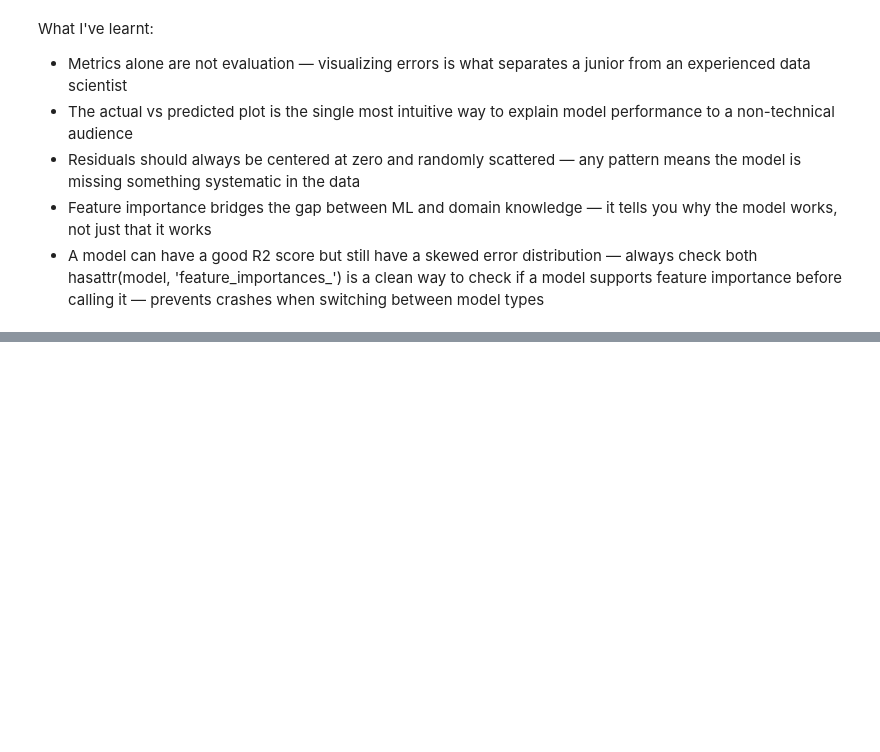
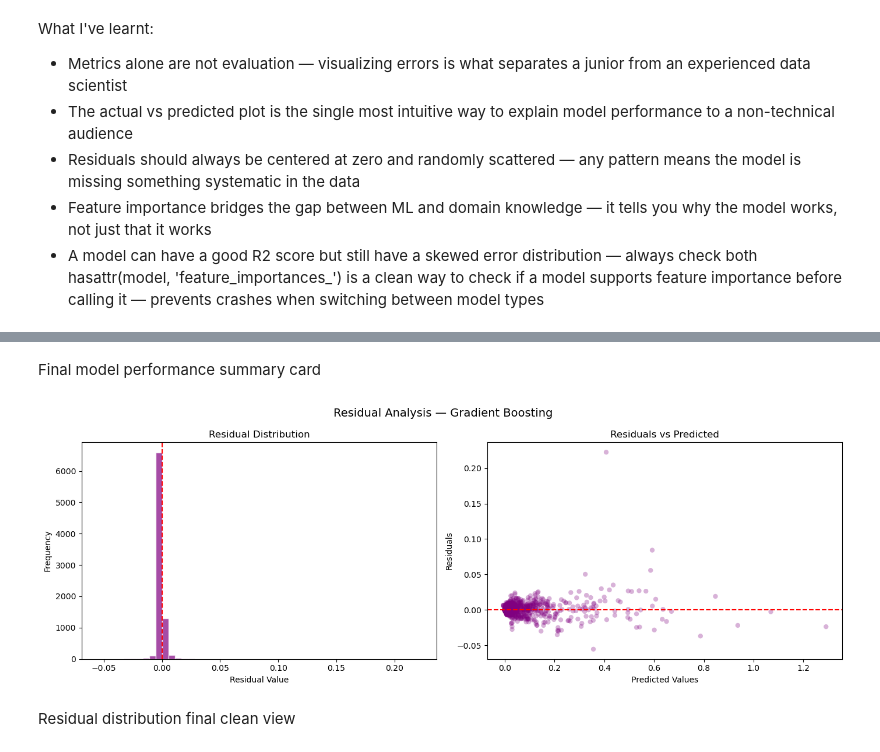
Before and after one commit to timothydzokoto/ALX_data_learning_track_journey, a Jupyter notebook: Projects/CO2_Regression_2.ipynb, the cells around one changed output, grey strips where cells are left out. Saved outputs shown, nothing was run; the diff lists cells and outputs as text; code cells hidden in the pictures; blank space fills up the shorter version.

```diff
--- a/Projects/CO2_Regression_2.ipynb
+++ b/Projects/CO2_Regression_2.ipynb
@@ -958,0 +1065,28 @@ hasattr(model, 'feature_importances_') is a clean way to check if a model suppor
+# %% [markdown]
+Final model performance summary card
+# %%
+residuals = y_test.values - y_pred
+
+fig, axes = plt.subplots(1, 2, figsize=(14, 5))
+
+# Residual histogram
+axes[0].hist(residuals, bins=50, color='purple', alpha=0.7, edgecolor='white')
+axes[0].axvline(x=0, color='red', linestyle='--', linewidth=1.5)
+axes[0].set_title("Residual Distribution")
+axes[0].set_xlabel("Residual Value")
+axes[0].set_ylabel("Frequency")
+
+# Residual vs predicted scatter
+axes[1].scatter(y_pred, residuals, alpha=0.3, color='purple', edgecolors='none')
+axes[1].axhline(y=0, color='red', linestyle='--', linewidth=1.5)
+axes[1].set_title("Residuals vs Predicted")
+axes[1].set_xlabel("Predicted Values")
+axes[1].set_ylabel("Residuals")
+
+plt.suptitle(f"Residual Analysis — {best_model_name}", fontsize=14)
+plt.tight_layout()
+plt.show()
+# %% [output]
+[figure, added]
+# %% [markdown]
+ Residual distribution final clean view
```
Also changed, not shown: parts of 41 cells of this notebook, 3 other files.
